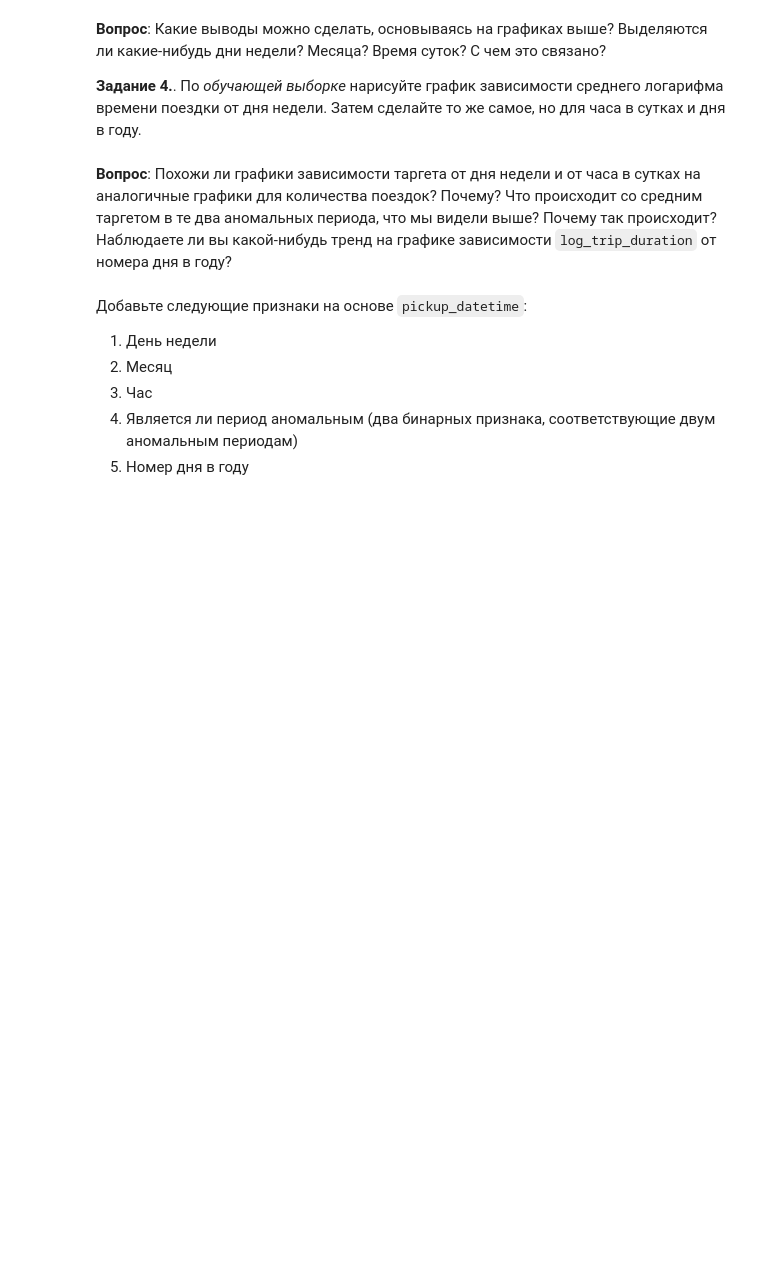
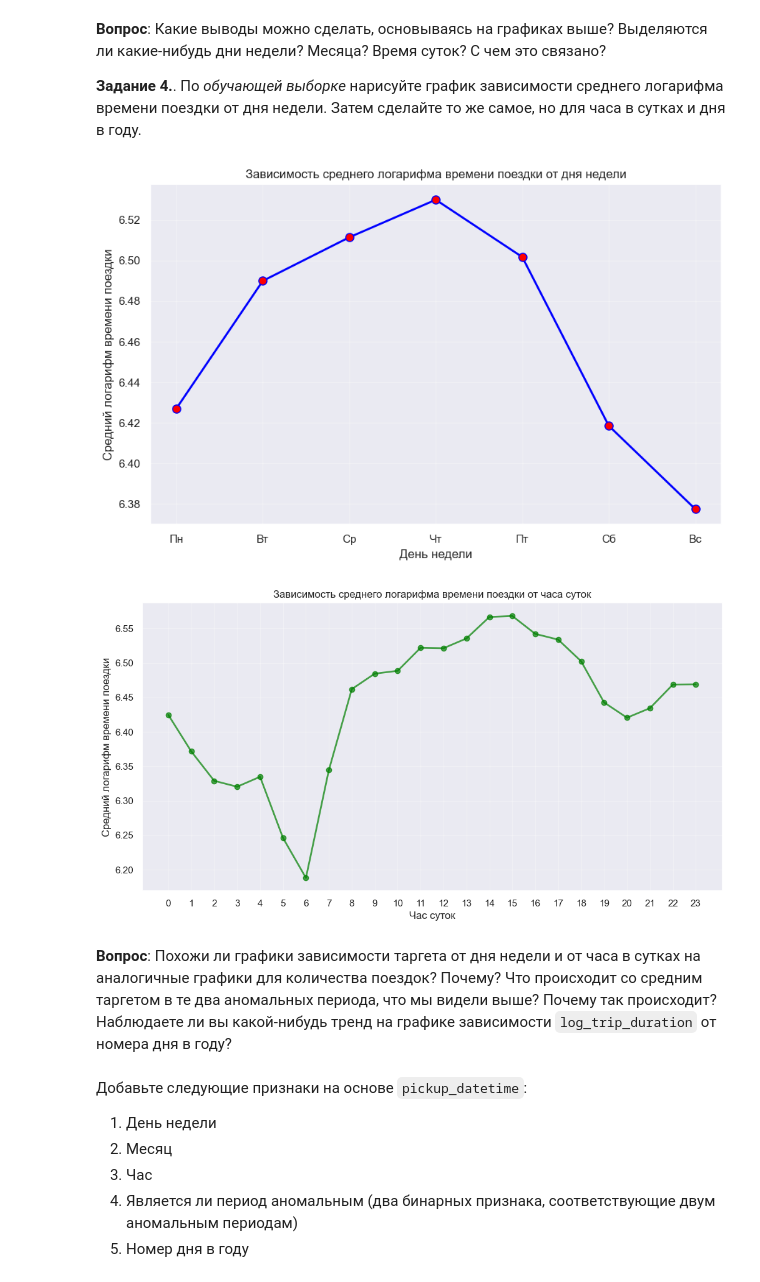
Before and after one commit to kuskas112/Labs, a Jupyter notebook: Машинное обучение/lab2/LR2_eda_linregr.ipynb, the cells around one changed output. Cells and saved outputs as stored; diff of their text form; code cells hidden in the pictures; blank space fills up the shorter version.

```diff
--- a/Машинное обучение/lab2/LR2_eda_linregr.ipynb
+++ b/Машинное обучение/lab2/LR2_eda_linregr.ipynb
@@ -123,3 +229,33 @@ plt.show()
+# %%
+train_data['log_trip_duration'] = np.log1p(train_data['trip_duration'])
+weekday_log_duration = train_data.groupby('day_of_week')['log_trip_duration'].mean().reset_index()
+
+plt.figure(figsize=(10, 6))
+plt.plot(weekday_log_duration['day_of_week'], weekday_log_duration['log_trip_duration'],
+         'o-', linewidth=2, markersize=8, color='blue', markerfacecolor='red')
+plt.xlabel('День недели')
+plt.ylabel('Средний логарифм времени поездки')
+plt.title('Зависимость среднего логарифма времени поездки от дня недели')
+plt.xticks(ticks=[0, 1, 2, 3, 4, 5, 6],
+           labels=['Пн', 'Вт', 'Ср', 'Чт', 'Пт', 'Сб', 'Вс'])
+plt.grid(True, alpha=0.3)
+plt.show()
+
+
+hourly_log_duration = train_data.groupby('hour')['log_trip_duration'].mean().reset_index()
+
+plt.figure(figsize=(12, 6))
+plt.plot(hourly_log_duration['hour'], hourly_log_duration['log_trip_duration'],
+         'o-', linewidth=2, markersize=6, color='green', alpha=0.7)
+plt.xlabel('Час суток')
+plt.ylabel('Средний логарифм времени поездки')
+plt.title('Зависимость среднего логарифма времени поездки от часа суток')
+plt.xticks(range(0, 24))
+plt.grid(True, alpha=0.3)
+plt.show()
+# %% [output]
+[figure, added]
+[figure, added]
 # %% [markdown]
 **Вопрос**: Похожи ли графики зависимости таргета от дня недели и от часа в сутках на аналогичные графики для количества поездок? Почему? Что происходит со средним таргетом в те два аномальных периода, что мы видели выше? Почему так происходит? Наблюдаете ли вы какой-нибудь тренд на графике зависимости `log_trip_duration` от номера дня в году?
 # %% [markdown]
```
Also changed, not shown: parts of 13 cells of this notebook.
